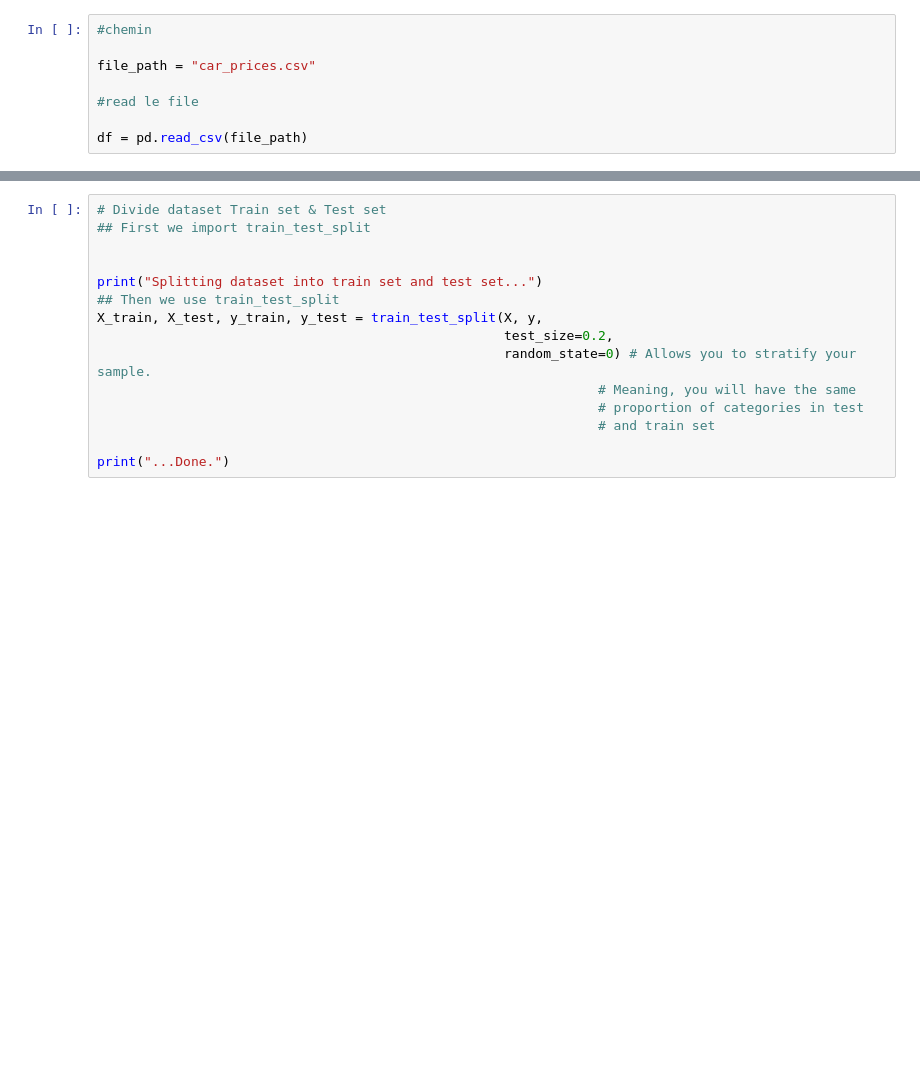
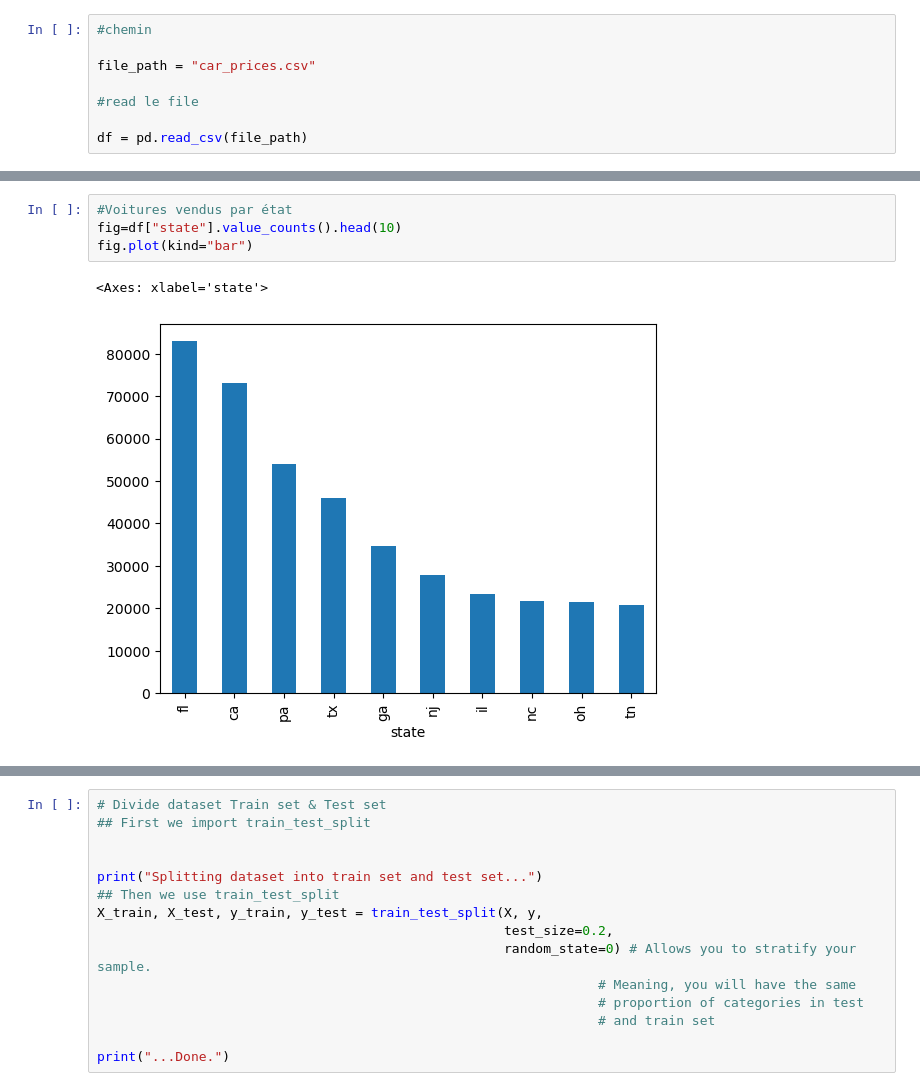
Before and after one commit to Qv-code-Qv/car_prices, a Jupyter notebook: car.ipynb, the cells around one changed output, grey strips where cells are left out. Saved outputs shown, nothing was run; the diff lists cells and outputs as text; blank space fills up the shorter version.

```diff
--- a/car.ipynb
+++ b/car.ipynb
@@ -21,0 +297,7 @@ df = pd.read_csv(file_path)
+# %%
+#Voitures vendus par état
+fig=df["state"].value_counts().head(10)
+fig.plot(kind="bar")
+# %% [output]
+<Axes: xlabel='state'>
+[figure, added]
```
Also changed, not shown: parts of 70 cells of this notebook.
